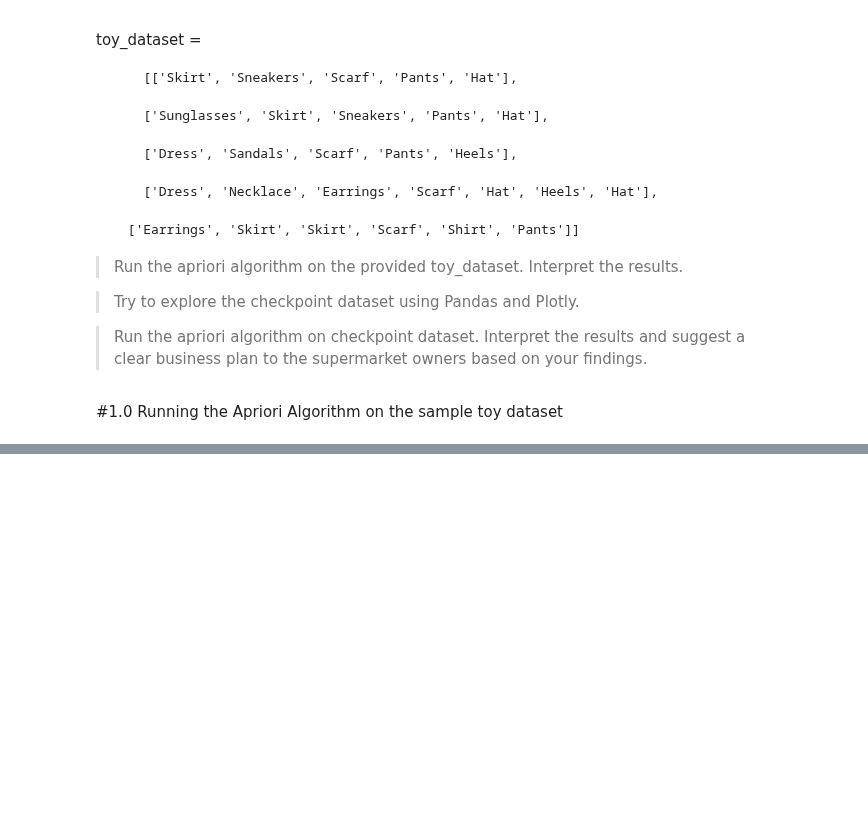
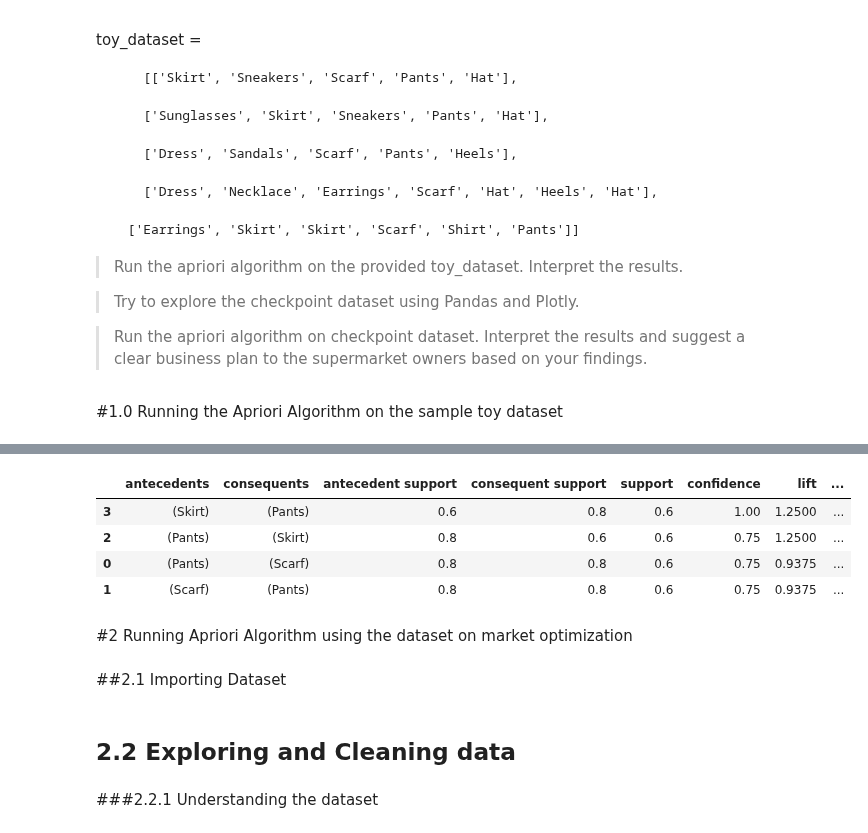
Before and after one commit to Benbuk/GOMYCODE_DS_Bootcamp, a Jupyter notebook: Unsupervised_Association_Rule.ipynb, the cells around one changed output, grey strips where cells are left out. Cells and saved outputs as stored; diff of their text form; code cells hidden in the pictures; blank space fills up the shorter version.

```diff
--- a/Unsupervised_Association_Rule.ipynb
+++ b/Unsupervised_Association_Rule.ipynb
@@ -322,0 +62,7 @@ Index: []
+# %%
+#3. Convert the dataset to the required format using one-hot encoding
+te = TransactionEncoder()
+te_ary = te.fit(toy_dataset).transform(toy_dataset)
+toy_transformed = pd.DataFrame(te_ary, columns=te.columns_)
+
+toy_transformed
@@ -322,0 +76,13 @@ Index: []
+# %%
+#4. Run Apriori algorithm
+frequent_itemsets = apriori(toy_transformed, min_support=0.5, use_colnames=True)
+
+#5. Generate association rules
+association_result = association_rules(frequent_itemsets, metric="confidence", min_threshold=0.7)
+
+#6. Display results
+print("Frequent Itemsets:")
+print(frequent_itemsets)
+
+print("\nAssociation Rules:")
+print(association_result)
@@ -322,0 +120,15 @@ Index: []
+# %%
+#6. Display Result
+#converting association result to a pandas dataframe
+association_result_df = pd.DataFrame(association_result)
+association_result_df.sort_values(by = ['confidence', 'support', 'lift'], ascending = False).head(50)
+# %% [output]
+|  | antecedents | consequents | antecedent support | consequent support | support | confidence | lift | ... |
+| 3 | (Skirt) | (Pants) | 0.6 | 0.8 | 0.6 | 1.00 | 1.2500 | ... |
+| 2 | (Pants) | (Skirt) | 0.8 | 0.6 | 0.6 | 0.75 | 1.2500 | ... |
+| 0 | (Pants) | (Scarf) | 0.8 | 0.8 | 0.6 | 0.75 | 0.9375 | ... |
+| 1 | (Scarf) | (Pants) | 0.8 | 0.8 | 0.6 | 0.75 | 0.9375 | ... |
+# %% [markdown]
+#2 Running Apriori Algorithm using the dataset on market optimization
+# %% [markdown]
+##2.1 Importing Dataset
@@ -322,0 +139,4 @@ Index: []
+# %% [markdown]
+## 2.2 Exploring and Cleaning data
+# %% [markdown]
+###2.2.1 Understanding the dataset
```
Also changed, not shown: parts of 42 cells of this notebook.
